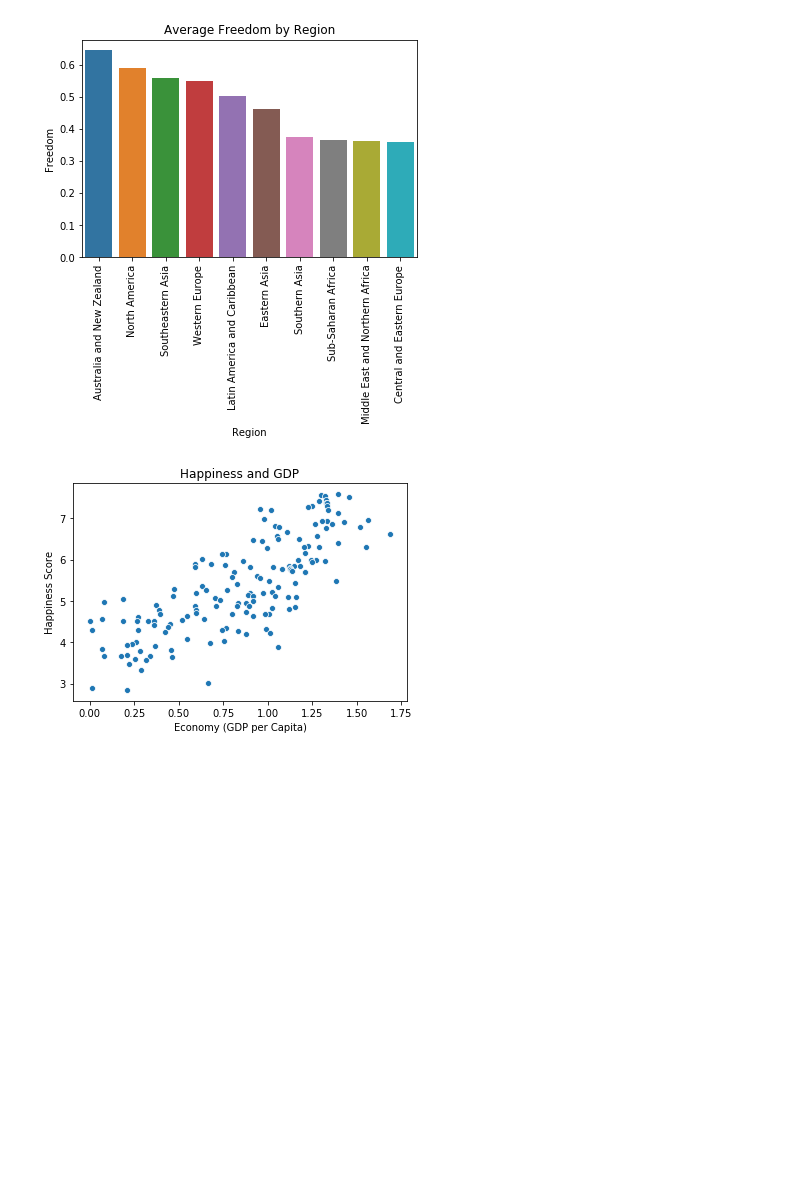
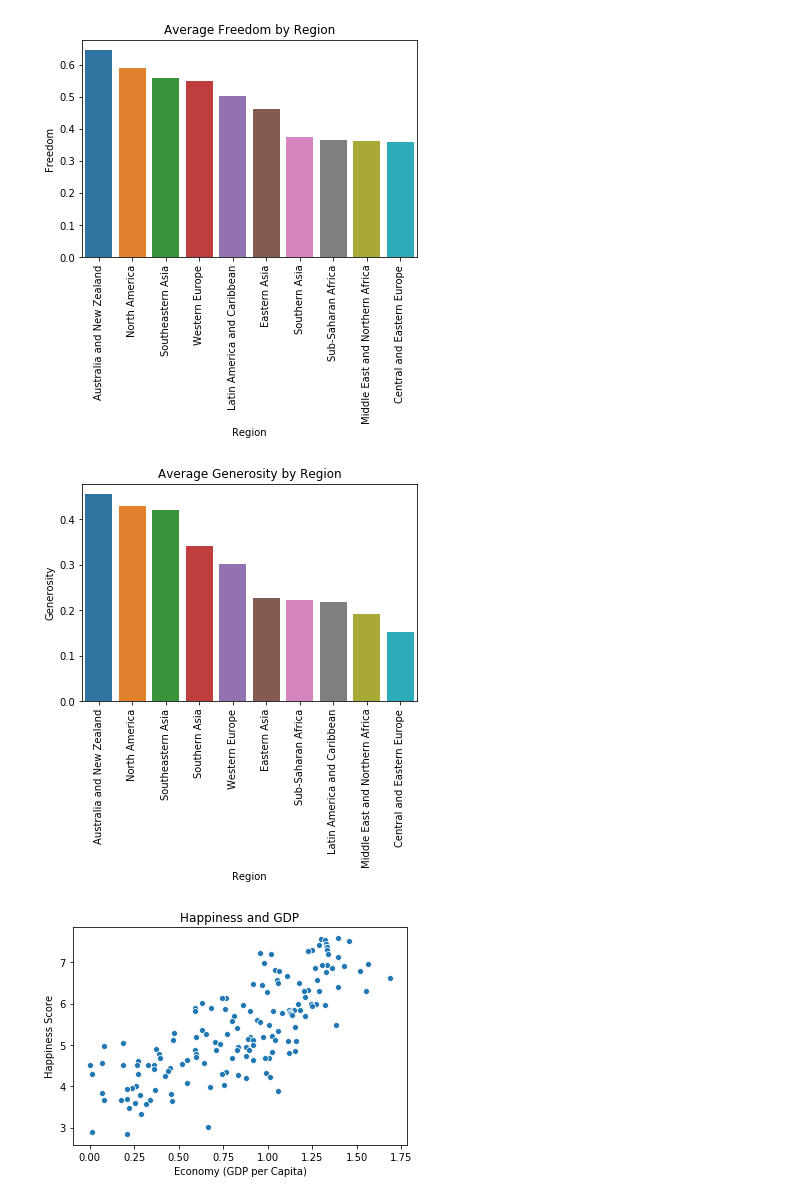
Before and after one commit to ipatel467/Happiness-Index, a Jupyter notebook: Index.ipynb, the cells around one changed output. Drawn from its saved outputs; the diff is of its cells as text; code cells hidden in the pictures; blank space fills up the shorter version.

```diff
--- a/Index.ipynb
+++ b/Index.ipynb
@@ -224,10 +224,12 @@ plt.title('Average Freedom by Region');
 # %% [output]
 [figure]
 # %%
-df15_grouped_freedom = df15.groupby('Region').agg({'Freedom':'mean'}).reset_index()
+df15_grouped_generosity = df15.groupby('Region').agg({'Generosity':'mean'}).reset_index()
 # %%
-df15_grouped_freedom.sort_values(by = 'Freedom', ascending = False, inplace=True)
+df15_grouped_generosity.sort_values(by = 'Generosity', ascending = False, inplace=True)
 # %%
-sns.barplot(data=df15_grouped_freedom, x='Region', y='Freedom')
+sns.barplot(data=df15_grouped_generosity, x='Region', y='Generosity')
 plt.xticks(rotation=90);
-plt.title('Average Freedom by Region');
+plt.title('Average Generosity by Region');
+# %% [output]
+[figure, added]
```
Also changed, not shown: parts of 3 cells of this notebook.
